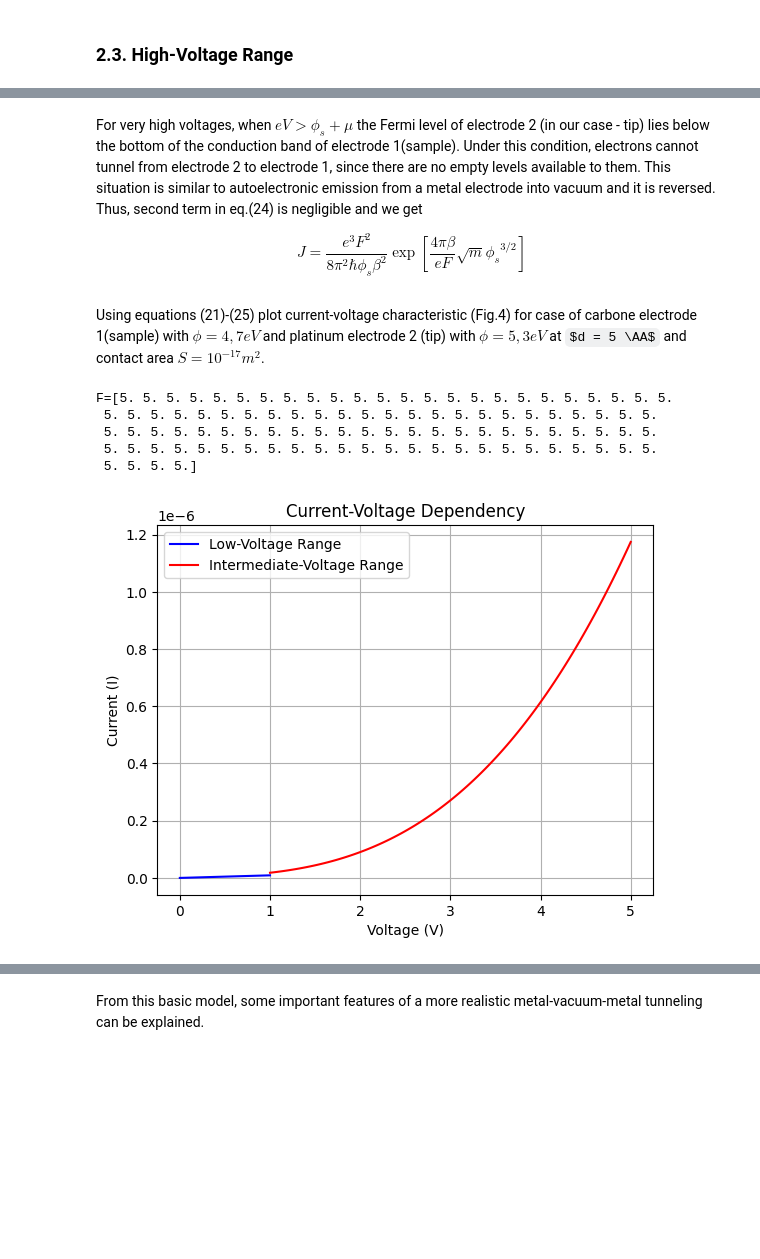
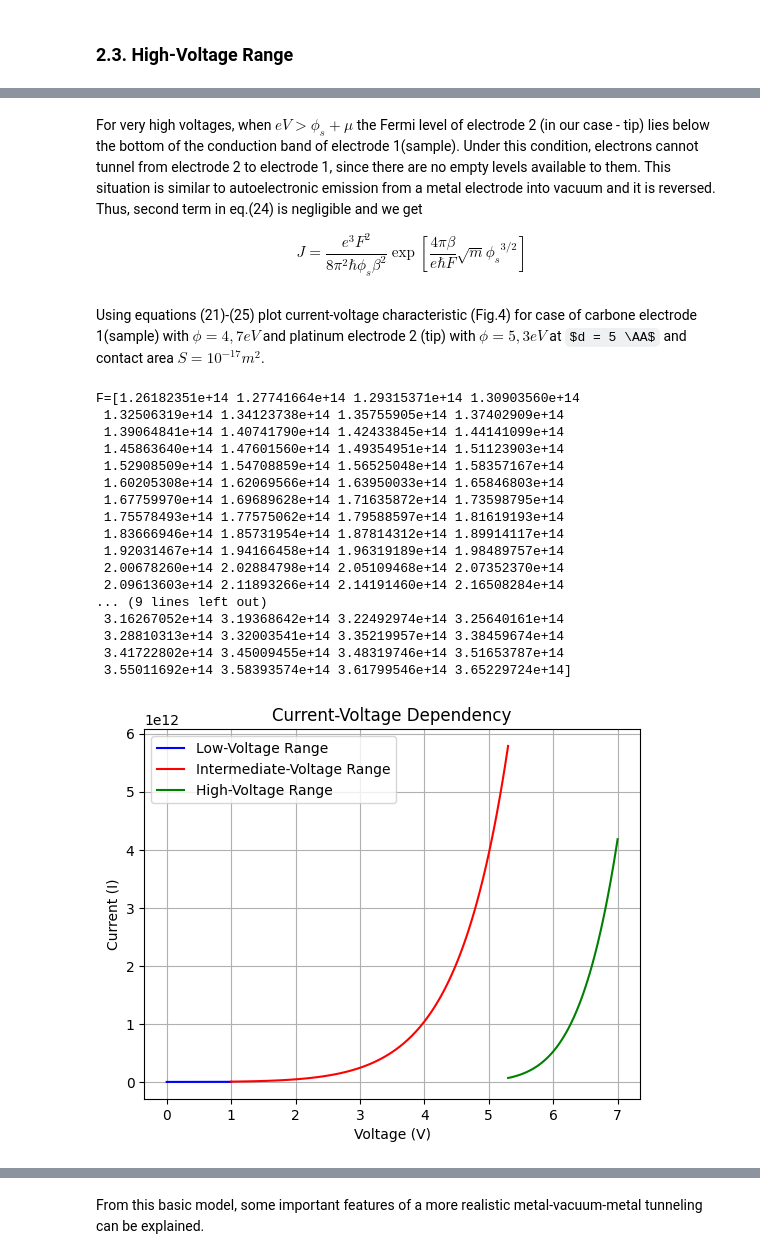
Before and after one commit to MariyaSV78/notebook_STM, a Jupyter notebook: STM/STM.ipynb, the cells around one changed output, grey strips where cells are left out. Saved outputs shown, nothing was run; the diff lists cells and outputs as text; code cells hidden in the pictures; some formulas as TeX source; blank space fills up the shorter version.

```diff
--- a/STM/STM.ipynb
+++ b/STM/STM.ipynb
@@ -123,19 +123,20 @@ we can find them numerically using the NumPy library as demomstrated in this not
 import numpy as np
 import matplotlib.pyplot as plt
 
-m = 9.11e-31*6.24e18 #Electron mass in eV*s^2/m^2 -> kg = J s^2/m^2 -> J = 6,24e18 eV : 1kg = 5.62e35 eV, 1kg = 6.24e18 eV*s^2/m^2
-h = 6.5821e-16       #redused Planck constant in 6.5821e-16 eV*s or 1.054e-34 J*s
-U = 1
+m = 9.11e-31 #Electron mass in eV*s^2/m^2 -> kg = J s^2/m^2 -> J = 6,24e18 eV :  1kg = 6.24e18 eV*s^2/m^2
+hbar = 1.054e-34       #redused Planck constant in 6.5821e-16 eV*s or 1.054e-34 J*s
+e = 1.6e-19
+U = 1*e
 E0 = 0.5*U
 
-phi = 4.5  # Work function eV
+phi = 4.5*e # Work function eV
 V = 0.3 # Applied voltage in eV
 
-k = (np.sqrt(2 * m * E0)/h)
-kappa = (np.sqrt(2 * m * (U - E0))/h)
+k = (np.sqrt(2 * m * E0)/hbar)
+kappa = (np.sqrt(2 * m * (U - E0))/hbar)
 d = 10e-10
 
 print(f"k = {k*1e-9:.4} 1/nm")
-print(f"kappa = {kappa*1e-9:.4}1/nm")
+print(f"kappa = {kappa*1e-9:.4} 1/nm")
 # %% [output]
 k = 3.622 1/nm
@@ -410,7 +411,7 @@ $$ \beta = 1 - \left[ \frac{(eV/d)^2}{8\Delta s}\right]\int\limits_0^{\Delta d =
 # %% [markdown]
 For very high voltages, when $eV > \phi_s + \mu$ the Fermi level of electrode 2 (in our case - tip) lies below the bottom of the conduction band of electrode 1(sample). Under this condition, electrons cannot tunnel from electrode 2 to electrode 1, since there are no empty levels available to them. This situation is similar to autoelectronic emission from a metal electrode into vacuum and it is reversed.  Thus, second term in eq.(24) is negligible and we get
 
-$$ J = \frac{e^3F^2}{8\pi^2\hbar\phi_s\beta^2}\exp{\left[ \frac{4\pi\beta}{eF}\sqrt{m}{\phi_s}^{3/2}\right]} \tag{25}$$
+$$ J = \frac{e^3F^2}{8\pi^2\hbar\phi_s\beta^2}\exp{\left[ \frac{4\pi\beta}{e \hbar F}\sqrt{m}{\phi_s}^{3/2}\right]} \tag{25}$$
 # %% [markdown]
 Using equations (21)-(25) plot current-voltage characteristic (Fig.4) for case of carbone electrode 1(sample) with $\phi = 4,7 eV$ and platinum electrode 2 (tip) with $\phi = 5,3 eV$ at $d = 5 \AA$ and contact area $ S = 10^{-17} m^2 $.
 # %%
@@ -428,13 +429,13 @@ import matplotlib.pyplot as plt
 import math
 
 
-m = 9.11e-31#Electron mass in kg
-h = 6.5821e-16#redused Planck constant in 6.5821e-16 eV*s or 1.054e-34 J*s
-e = 1.6e-16 #elementary charge [C]
+m = 9.11e-31 #Electron mass in  eV*s^2/m^2
+h = 2*np.pi*1.054e-34 #redused Planck constant in 6.5821e-16 eV*s or 1.054e-34 J*s
+hbar = 1.054e-34 #redused Planck constant in 6.5821e-16 eV*s or 1.054e-34 J*s
+e = 1.6e-19 #elementary charge [C]
 d = 5e-10
-S = 1e-17
-phi_s = 4.7 # Work function eV sample
-phi_t = 5.3  # Work function eV sample
+phi_s = 4.7*e # Work function eV sample
+phi_t = 5.3*e  # Work function eV tip
 
 
 
@@ -446,16 +447,16 @@ phi = (phi_s+phi_t)/2
 
 V_1=np.linspace(0, 1, 100)
 
-A = (2*beta*np.sqrt(2*m))/h #eq.19
+A = (2*beta*np.sqrt(2*m))/hbar #eq.19
 
-J_L = ((e**2)*np.sqrt(2*m))/(4*beta*(math.pi**2)*(h**2)*d) #eq.22
+J_L = ((e**2)*np.sqrt(2*m))/(beta*(2*math.pi*hbar)**2 * d) #eq.22
 
 J_1 = J_L*np.sqrt(phi)*V_1*np.exp(-A*d*np.sqrt(phi)) #eq.21
 
 
 # Intermediate-Voltage Range : eV < phi
 
-V_2=np.linspace(1, 5, 100)
+V_2=np.linspace(1, phi_t/e, 100)
 
 phi = (phi_s + phi_t - e*V_2)/2
 
@@ -468,48 +469,62 @@ beta = 23/24
 
 phi = phi_s/2
 
-V_3=np.linspace(5, 7, 100)
+V_3=np.linspace(phi_t/e, 7, 100)
 
-d_3 = d*phi_s/(phi_s - phi_t + e*V_3)
+d_3 = d*phi_s/(phi_t - phi_s + e*V_3)
 # d_h = d*phi_s/e*V_3
 
 F = V_3/d_3
 
-# J_3 = (e**3)*(F_3**2)/(8*(math.pi**2)*h*phi_s*(beta**2))*(np.exp(-A*(phi_s**(3/2))/(e*F_3)) - (1 + (2*e*V_3)/phi_s)*np.exp(-A*(phi_s**(3/2))/(e*F_3))*np.sqrt(1 + (2*e*V_3)/phi_s)) #eq.24
-J_3 = (e**3)*(F**2)/(8*(math.pi**2)*h*phi_s*(beta**2))*(np.exp(-2*beta*(phi_s**(3/2))*np.sqrt(2*m)/(e*F*h)) - (1 + (2*e*V_3)/phi_s)*np.exp(-2*beta*(phi_s**(3/2))*np.sqrt(2*m)/(e*F*h)*np.sqrt(1 + (2*e*V_3)/phi_s))) #eq.24
+-2*beta*(phi_s**(3/2))*np.sqrt(2*m)/(e*F*hbar)
 
+# J_3 = (e**3)*(F_3**2)/(8*(math.pi**2)*hbar*phi_s*(beta**2))*(np.exp(-A*(phi_s**(3/2))/(e*F_3)) - (1 + (2*e*V_3)/phi_s)*np.exp(-A*(phi_s**(3/2))/(e*F_3))*np.sqrt(1 + (2*e*V_3)/phi_s)) #eq.24
+J_3 = (e**3)*(F**2)/(8*(math.pi**2)*hbar*phi_s*(beta**2))*(np.exp(-2*beta*(phi_s**(3/2))*np.sqrt(2*m)/(e*F*hbar)) - (1 + (2*e*V_3)/phi_s)*np.exp(-2*beta*(phi_s**(3/2))*np.sqrt(2*m)/(e*F*hbar)*np.sqrt(1 + (2*e*V_3)/phi_s))) #eq.24
+print(f"F={(e**3)*(F**2)/(8*(math.pi**2)*hbar*phi_s*(beta**2))}")
 
 #if eV > phi + mu
 
 V_4=np.linspace(7, 10, 100)
 
 d_4 = d*phi_s/(phi_s - phi_t + e*V_4)
 
 F = V_4/d_4
 
-J_4 = (e**3)*(F**2)/(8*(math.pi**2)*h*phi_s*(beta**2))*np.exp(-4*math.pi*beta*(phi_s**(3/2))*np.sqrt(m)/(e*F))#eq.25
-print(f"F={(phi_s + phi_t - e*V_2)/2}") #eq.24
+J_4 = (e**3)*(F**2)/(8*(math.pi**2)*hbar*phi_s*(beta**2))*np.exp(-4*math.pi*beta*(phi_s**(3/2))*np.sqrt(m)/(e*F))#eq.25
+ #eq.24
 
 
 # Plot each interval's I(V) dependency
 plt.plot(V_1, J_1, label="Low-Voltage Range", color='blue')
 plt.plot(V_2, J_2, label="Intermediate-Voltage Range", color='red')
-# plt.plot(V_3, J_3, label="High-Voltage Range", color='green')
+plt.plot(V_3, J_3, label="High-Voltage Range", color='green')
 # plt.plot(V_4, J_4, label="High-Voltage Range (if eV > phi + mu)", color='orange')
 
 # Add labels and legend
 plt.xlabel('Voltage (V)')
 plt.ylabel('Current (I)')
 plt.title('Current-Voltage Dependency')
 plt.legend()
 
 # Show the plot
 plt.grid(True)
 plt.show()
 # %% [output]
-F=[5. 5. 5. 5. 5. 5. 5. 5. 5. 5. 5. 5. 5. 5. 5. 5. 5. 5. 5. 5. 5. 5. 5. 5.
- 5. 5. 5. 5. 5. 5. 5. 5. 5. 5. 5. 5. 5. 5. 5. 5. 5. 5. 5. 5. 5. 5. 5. 5.
- 5. 5. 5. 5. 5. 5. 5. 5. 5. 5. 5. 5. 5. 5. 5. 5. 5. 5. 5. 5. 5. 5. 5. 5.
- 5. 5. 5. 5. 5. 5. 5. 5. 5. 5. 5. 5. 5. 5. 5. 5. 5. 5. 5. 5. 5. 5. 5. 5.
- 5. 5. 5. 5.]
+F=[1.26182351e+14 1.27741664e+14 1.29315371e+14 1.30903560e+14
+ 1.32506319e+14 1.34123738e+14 1.35755905e+14 1.37402909e+14
+ 1.39064841e+14 1.40741790e+14 1.42433845e+14 1.44141099e+14
+ 1.45863640e+14 1.47601560e+14 1.49354951e+14 1.51123903e+14
+ 1.52908509e+14 1.54708859e+14 1.56525048e+14 1.58357167e+14
+ 1.60205308e+14 1.62069566e+14 1.63950033e+14 1.65846803e+14
+ 1.67759970e+14 1.69689628e+14 1.71635872e+14 1.73598795e+14
+ 1.75578493e+14 1.77575062e+14 1.79588597e+14 1.81619193e+14
+ 1.83666946e+14 1.85731954e+14 1.87814312e+14 1.89914117e+14
+ 1.92031467e+14 1.94166458e+14 1.96319189e+14 1.98489757e+14
+ 2.00678260e+14 2.02884798e+14 2.05109468e+14 2.07352370e+14
+ 2.09613603e+14 2.11893266e+14 2.14191460e+14 2.16508284e+14
+... (9 lines left out)
+ 3.16267052e+14 3.19368642e+14 3.22492974e+14 3.25640161e+14
+ 3.28810313e+14 3.32003541e+14 3.35219957e+14 3.38459674e+14
+ 3.41722802e+14 3.45009455e+14 3.48319746e+14 3.51653787e+14
+ 3.55011692e+14 3.58393574e+14 3.61799546e+14 3.65229724e+14]
-[figure, old version]
+[figure, new version]
```
Also changed, not shown: parts of 11 cells of this notebook.
